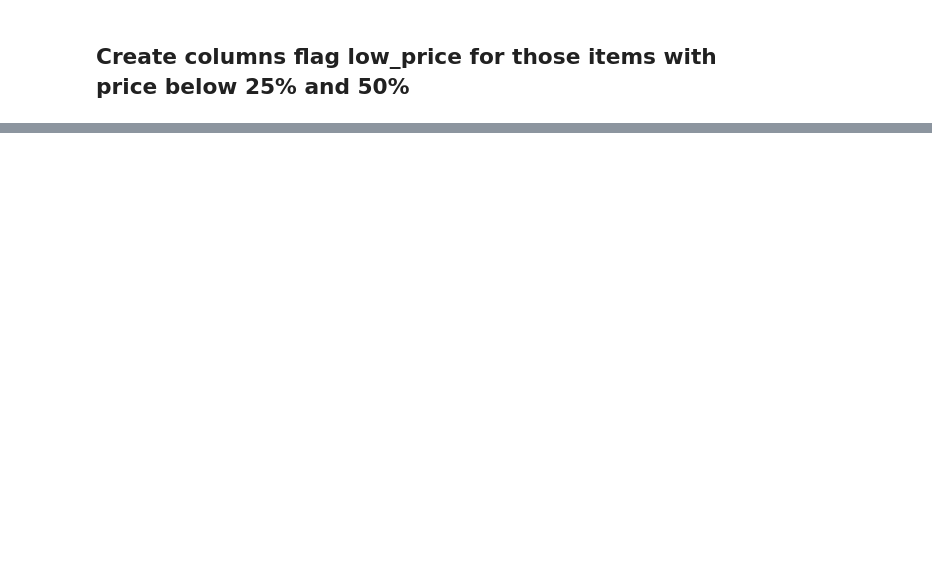
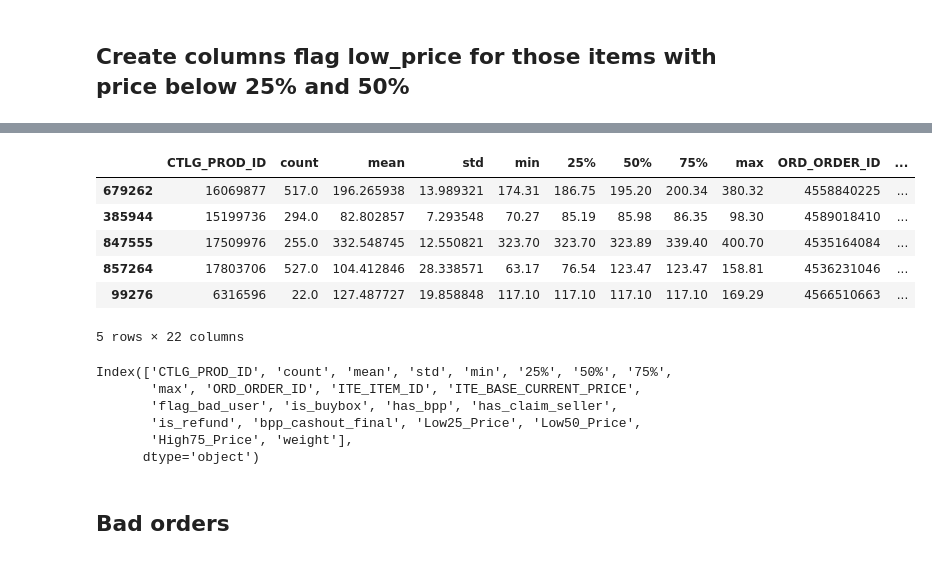
Before and after one commit to jucamuyrano/Publications-price-distribution, a Jupyter notebook: Publications.ipynb, the cells around one changed output, grey strips where cells are left out. Cells and saved outputs as stored; diff of their text form; code cells hidden in the pictures; blank space fills up the shorter version.

```diff
--- a/Publications.ipynb
+++ b/Publications.ipynb
@@ -204,0 +359,23 @@ df_f.plot(kind='bar', figsize=(10, 6))
+# %%
+df['weight'] = 1/df[['count']]
+# %%
+df.sample(5)
+# %% [output]
+|  | CTLG_PROD_ID | count | mean | std | min | 25% | 50% | 75% | max | ORD_ORDER_ID | ... |
+| 679262 | 16069877 | 517.0 | 196.265938 | 13.989321 | 174.31 | 186.75 | 195.20 | 200.34 | 380.32 | 4558840225 | ... |
+| 385944 | 15199736 | 294.0 | 82.802857 | 7.293548 | 70.27 | 85.19 | 85.98 | 86.35 | 98.30 | 4589018410 | ... |
+| 847555 | 17509976 | 255.0 | 332.548745 | 12.550821 | 323.70 | 323.70 | 323.89 | 339.40 | 400.70 | 4535164084 | ... |
+| 857264 | 17803706 | 527.0 | 104.412846 | 28.338571 | 63.17 | 76.54 | 123.47 | 123.47 | 158.81 | 4536231046 | ... |
+| 99276 | 6316596 | 22.0 | 127.487727 | 19.858848 | 117.10 | 117.10 | 117.10 | 117.10 | 169.29 | 4566510663 | ... |
+5 rows × 22 columns
+# %%
+df.columns
+# %% [output]
+Index(['CTLG_PROD_ID', 'count', 'mean', 'std', 'min', '25%', '50%', '75%',
+       'max', 'ORD_ORDER_ID', 'ITE_ITEM_ID', 'ITE_BASE_CURRENT_PRICE',
+       'flag_bad_user', 'is_buybox', 'has_bpp', 'has_claim_seller',
+       'is_refund', 'bpp_cashout_final', 'Low25_Price', 'Low50_Price',
+       'High75_Price', 'weight'],
+      dtype='object')
+# %% [markdown]
+## Bad orders
```
Also changed, not shown: parts of 40 cells of this notebook, 2 other files.
